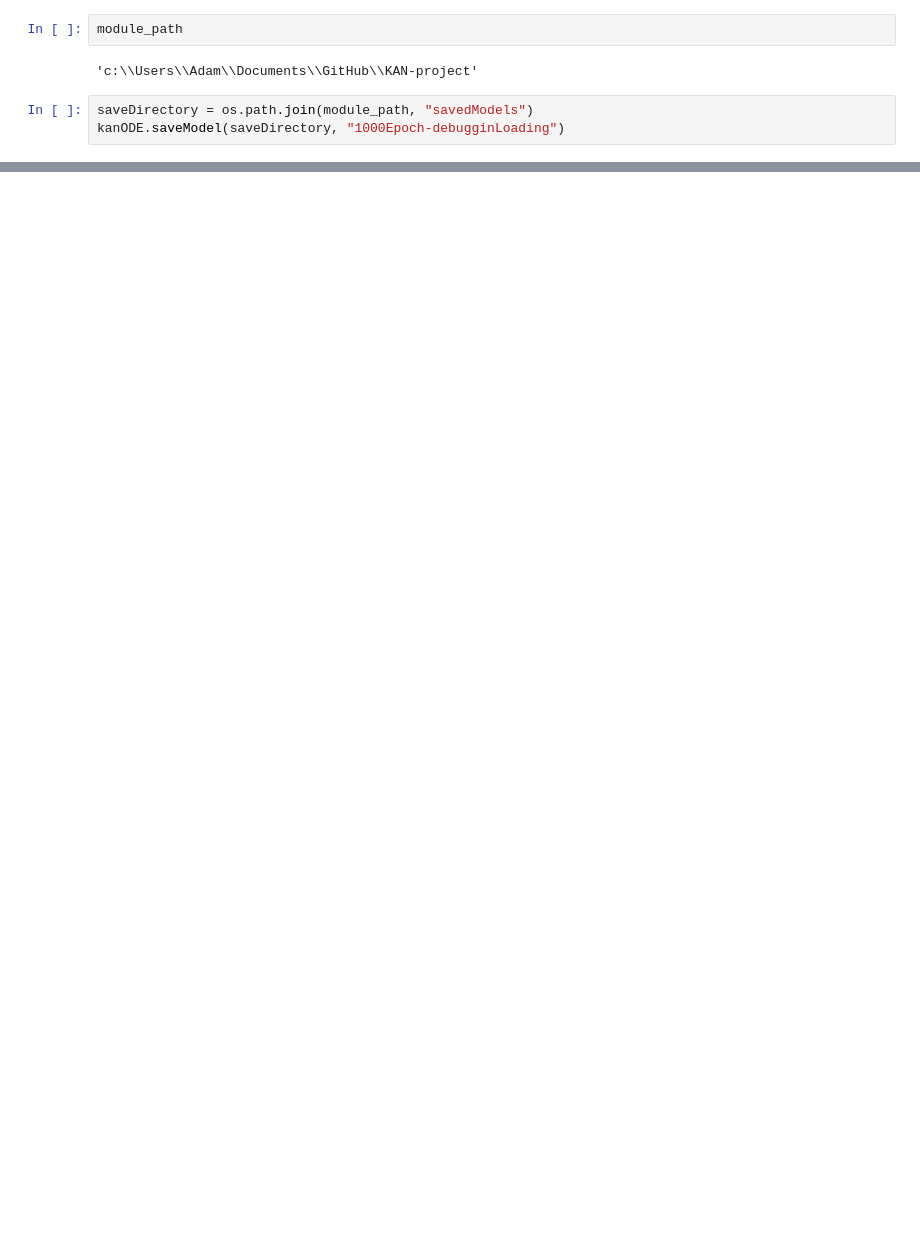
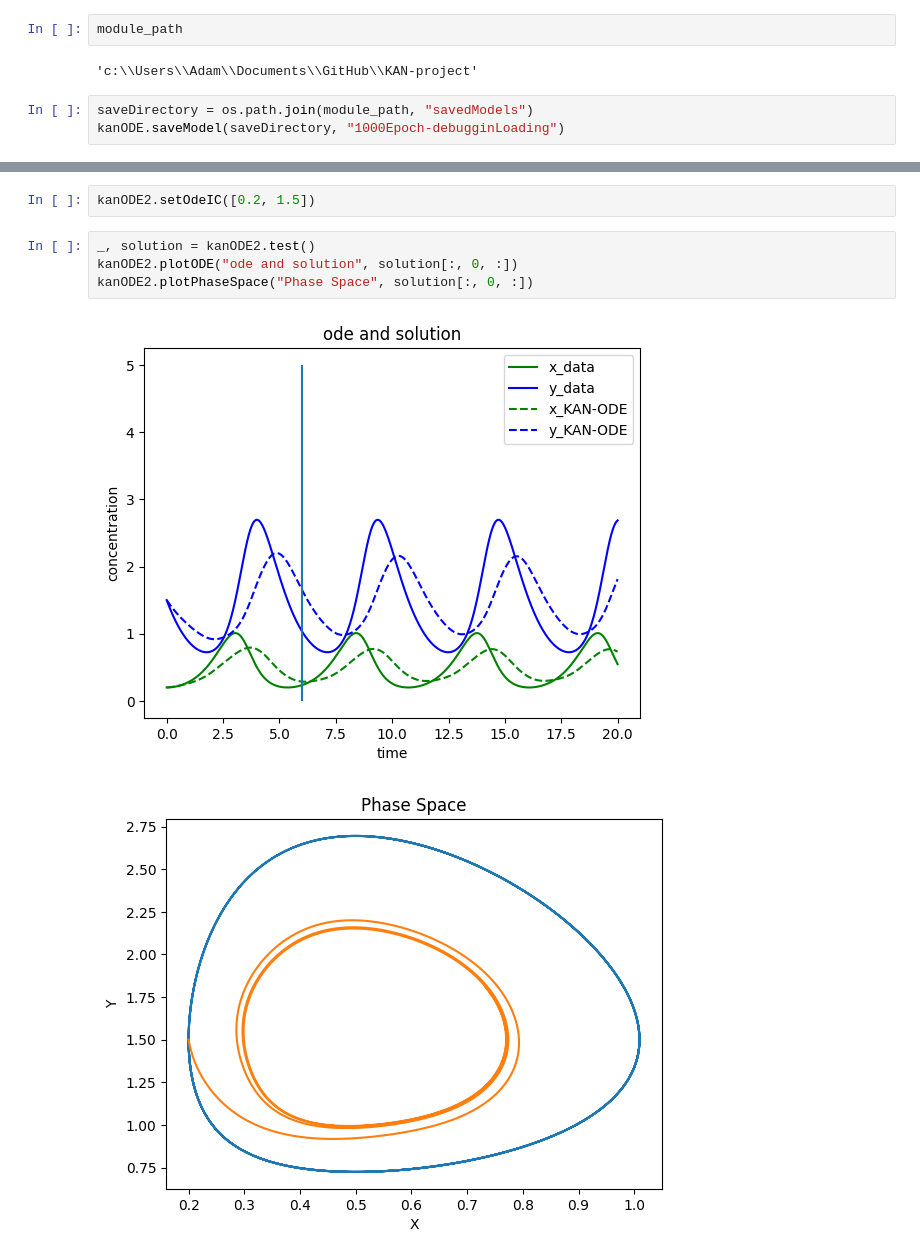
Before and after one commit to AdamJager/KAN-project, a Jupyter notebook: jupyterNoteBooks/savingModels.ipynb, the cells around one changed output, grey strips where cells are left out. Cells and saved outputs as stored; diff of their text form; blank space fills up the shorter version.

```diff
--- a/jupyterNoteBooks/savingModels.ipynb
+++ b/jupyterNoteBooks/savingModels.ipynb
@@ -60,0 +64,9 @@ kanODE.plotPhaseSpace("Phase Space", solution[:, 0, :])
+# %%
+kanODE2.setOdeIC([0.2, 1.5])
+# %%
+_, solution = kanODE2.test()
+kanODE2.plotODE("ode and solution", solution[:, 0, :])
+kanODE2.plotPhaseSpace("Phase Space", solution[:, 0, :])
+# %% [output]
+[figure, added]
+[figure, added]
```
Also changed, not shown: parts of 7 cells of this notebook, 9 other files.
